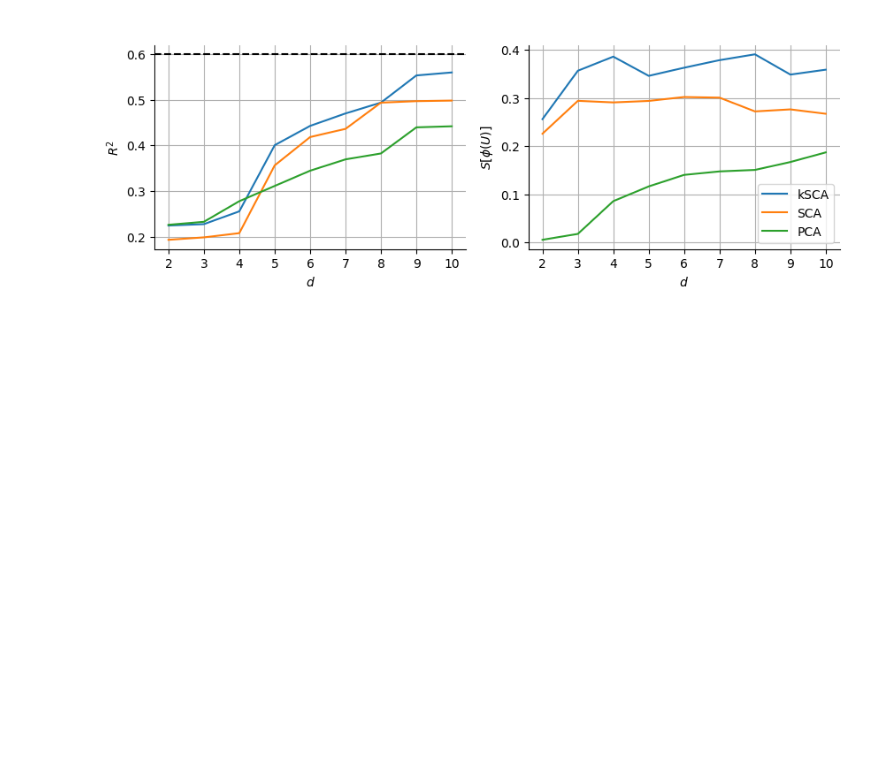
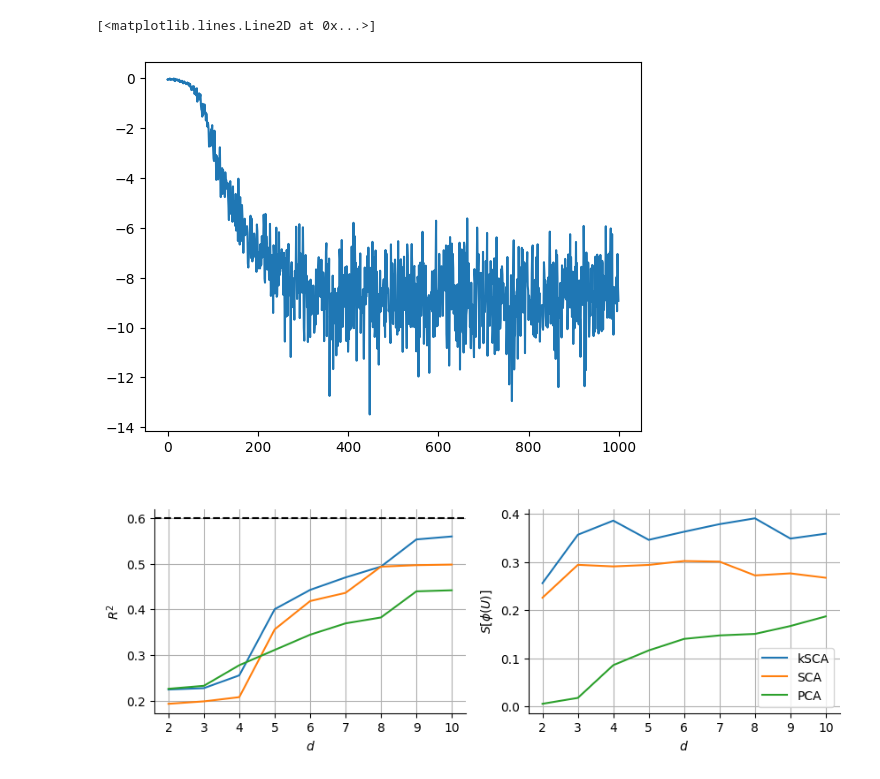
Before and after one commit to ArielleRosinski/SCA_project, a Jupyter notebook: R2_MC_Maze.ipynb, the cells around one changed output. Cells and saved outputs as stored; diff of their text form; code cells hidden in the pictures; blank space fills up the shorter version.

Commit message:
linear SCA motor

```diff
--- a/R2_MC_Maze.ipynb
+++ b/R2_MC_Maze.ipynb
@@ -24,6 +24,18 @@ from sklearn.metrics import r2_score
 from NN_jax import *
 
 import jPCA
+# %%
+Y = np.load('/Users/ariellerosinski/My Drive/Cambridge/Project/outputs/kernel_SCA/MC_Maze_3_7_2024/kernel_/neural_spikes_linear/Y_3d.npy')
+U = np.load('/Users/ariellerosinski/My Drive/Cambridge/Project/outputs/kernel_SCA/MC_Maze_3_7_2024/kernel_/neural_spikes_linear/U_3d.npy')
+X = np.load('/Users/ariellerosinski/My Drive/Cambridge/Project/datasets/MC_Maze/X_softNormMax_centerTrue.npy')
+U_qr, _ = jnp.linalg.qr(U)
+#var_explained(X, U_qr)
+#plot_3D(Y)
+
+plt.plot(np.load('/Users/ariellerosinski/My Drive/Cambridge/Project/outputs/kernel_SCA/MC_Maze_3_7_2024/kernel_/neural_spikes_linear/ls_loss_2d.npy'))
+# %% [output]
+[<matplotlib.lines.Line2D at 0x...>]
+[figure, added]
 # %%
 def get_reg(X_train,y_train,X_test, y_test):
     regr = RidgeCV()
```
Also changed, not shown: 3 other files.
